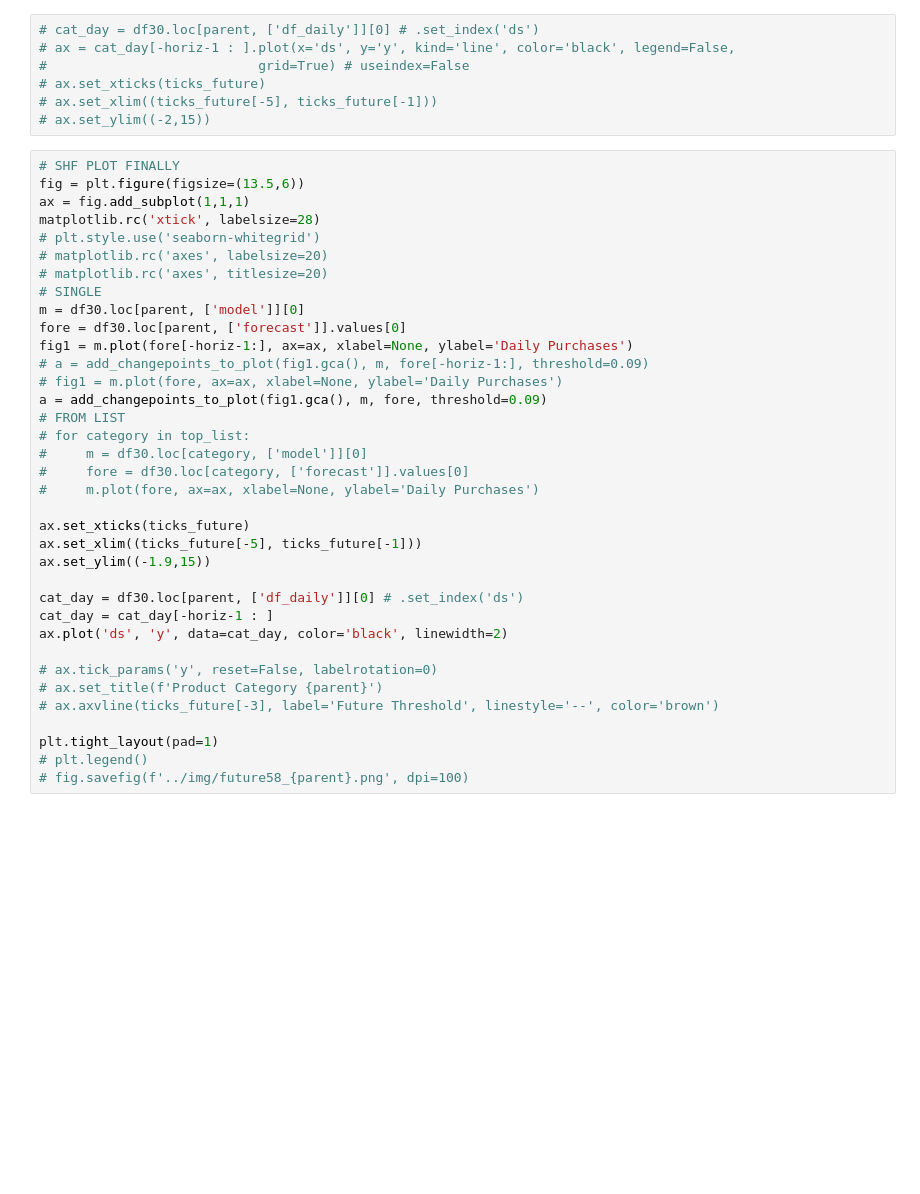
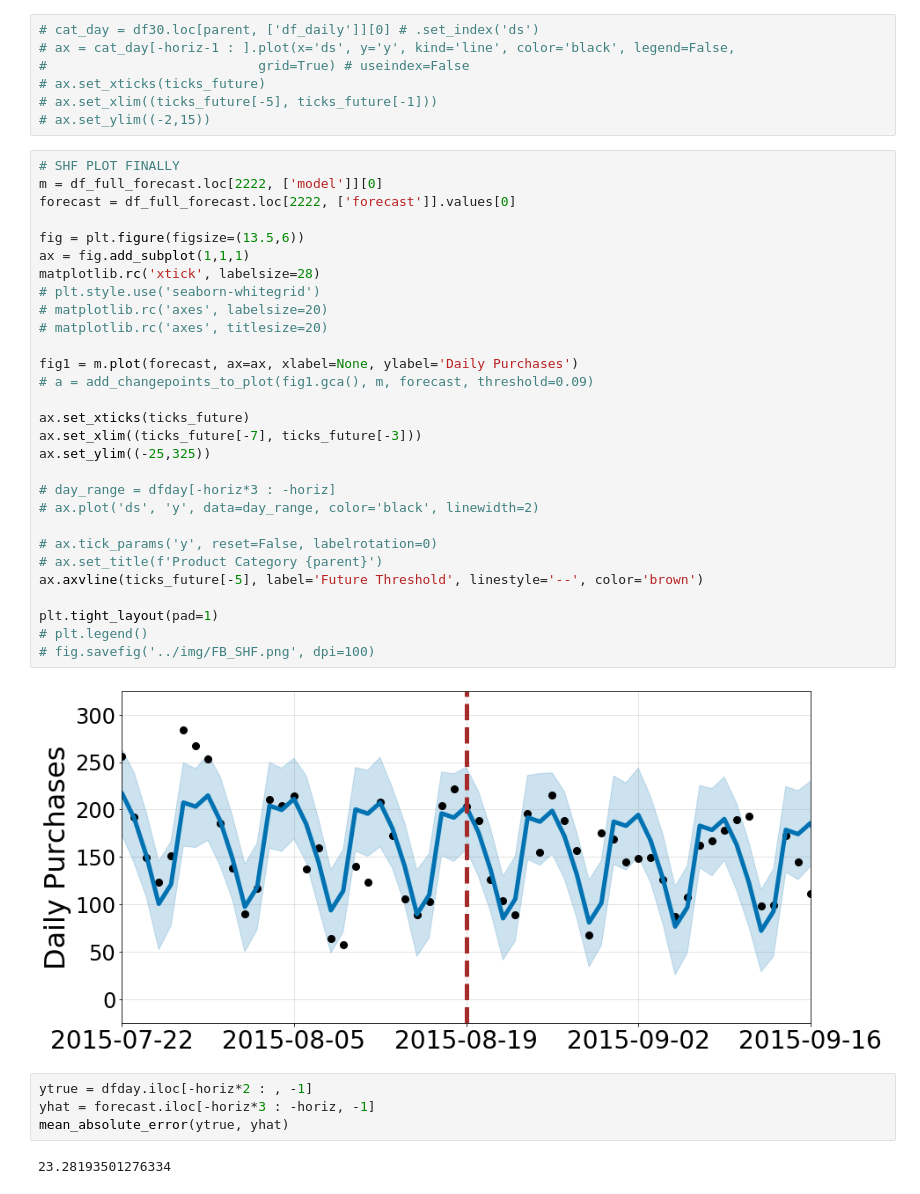
Before and after one commit to truejimfrank/StreamlinedProductPurchaseForecasting, a Jupyter notebook: notebooks/g_prophet_graphing.ipynb, the cells around one changed output. Drawn from its saved outputs; the diff is of its cells as text; blank space fills up the shorter version.

```diff
--- a/notebooks/g_prophet_graphing.ipynb
+++ b/notebooks/g_prophet_graphing.ipynb
@@ -275,37 +277,38 @@ matplotlib.axes._subplots.AxesSubplot
 # ax.set_ylim((-2,15))
 # %%
 # SHF PLOT FINALLY
+m = df_full_forecast.loc[2222, ['model']][0]
+forecast = df_full_forecast.loc[2222, ['forecast']].values[0]
+
 fig = plt.figure(figsize=(13.5,6))
 ax = fig.add_subplot(1,1,1)
 matplotlib.rc('xtick', labelsize=28)
 # plt.style.use('seaborn-whitegrid')
 # matplotlib.rc('axes', labelsize=20)
 # matplotlib.rc('axes', titlesize=20)
-# SINGLE
-m = df30.loc[parent, ['model']][0]
-fore = df30.loc[parent, ['forecast']].values[0]
-fig1 = m.plot(fore[-horiz-1:], ax=ax, xlabel=None, ylabel='Daily Purchases')
-# a = add_changepoints_to_plot(fig1.gca(), m, fore[-horiz-1:], threshold=0.09)
-# fig1 = m.plot(fore, ax=ax, xlabel=None, ylabel='Daily Purchases')
-a = add_changepoints_to_plot(fig1.gca(), m, fore, threshold=0.09)
-# FROM LIST
-# for category in top_list:
-#     m = df30.loc[category, ['model']][0]
-#     fore = df30.loc[category, ['forecast']].values[0]
-#     m.plot(fore, ax=ax, xlabel=None, ylabel='Daily Purchases')
+
+fig1 = m.plot(forecast, ax=ax, xlabel=None, ylabel='Daily Purchases')
+# a = add_changepoints_to_plot(fig1.gca(), m, forecast, threshold=0.09)
 
 ax.set_xticks(ticks_future)
-ax.set_xlim((ticks_future[-5], ticks_future[-1]))
-ax.set_ylim((-1.9,15))
+ax.set_xlim((ticks_future[-7], ticks_future[-3]))
+ax.set_ylim((-25,325))
 
-cat_day = df30.loc[parent, ['df_daily']][0] # .set_index('ds')
-cat_day = cat_day[-horiz-1 : ]
-ax.plot('ds', 'y', data=cat_day, color='black', linewidth=2)
+# day_range = dfday[-horiz*3 : -horiz]
+# ax.plot('ds', 'y', data=day_range, color='black', linewidth=2)
 
 # ax.tick_params('y', reset=False, labelrotation=0)
 # ax.set_title(f'Product Category {parent}')
-# ax.axvline(ticks_future[-3], label='Future Threshold', linestyle='--', color='brown')
+ax.axvline(ticks_future[-5], label='Future Threshold', linestyle='--', color='brown')
 
 plt.tight_layout(pad=1)
 # plt.legend()
-# fig.savefig(f'../img/future58_{parent}.png', dpi=100)
+# fig.savefig('../img/FB_SHF.png', dpi=100)
+# %% [output]
+[figure, added]
+# %%
+ytrue = dfday.iloc[-horiz*2 : , -1]
+yhat = forecast.iloc[-horiz*3 : -horiz, -1]
+mean_absolute_error(ytrue, yhat)
+# %% [output]
+23.28193501276334
```
Also changed, not shown: parts of 8 cells of this notebook, 3 other files.
